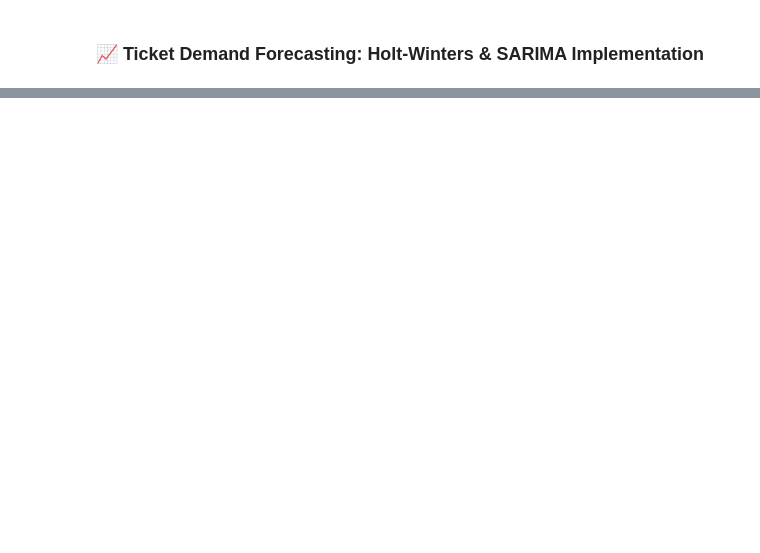
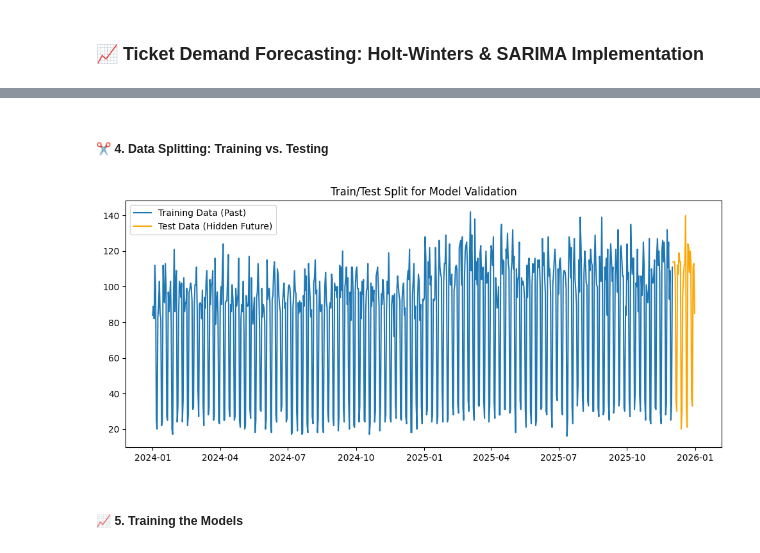
Before and after one commit to ezeriosk/Time-Series-Risk-Analysis, a Jupyter notebook: Forecasting_Capacity/Ticket_Forecasting_Modeling.ipynb, the cells around one changed output, grey strips where cells are left out. Drawn from its saved outputs; the diff is of its cells as text; code cells hidden in the pictures; blank space fills up the shorter version.

Commit message:
forecast

```diff
--- a/Forecasting_Capacity/Ticket_Forecasting_Modeling.ipynb
+++ b/Forecasting_Capacity/Ticket_Forecasting_Modeling.ipynb
@@ -12,0 +15,2 @@ ModuleNotFoundError: No module named 'scipy'
+# %%
+df = pd.read_csv('../data/tickets_raw.csv')
@@ -12,0 +19,8 @@ ModuleNotFoundError: No module named 'scipy'
+# %%
+df['created_at'] = pd.to_datetime(df['created_at'], errors='coerce')
+
+df.set_index('created_at', inplace=True)
+
+df_daily = df.resample('D').size().to_frame(name='ticket_count')
+
+df_daily = df_daily.asfreq('D', fill_value=0)
@@ -12,0 +51,19 @@ ModuleNotFoundError: No module named 'scipy'
+# %% [markdown]
+##### ✂️ 4. Data Splitting: Training vs. Testing
+# %%
+# Days to forecast/test
+test_periods = 30
+
+train = df_daily.iloc[:-test_periods]
+test = df_daily.iloc[-test_periods:]
+
+plt.figure(figsize=(12, 5))
+plt.plot(train['ticket_count'], label='Training Data (Past)')
+plt.plot(test['ticket_count'], label='Test Data (Hidden Future)', color='orange')
+plt.title('Train/Test Split for Model Validation')
+plt.legend()
+plt.show()
+# %% [output]
+[figure, added]
+# %% [markdown]
+##### 📈 5. Training the Models
```
Also changed, not shown: parts of 12 cells of this notebook.
